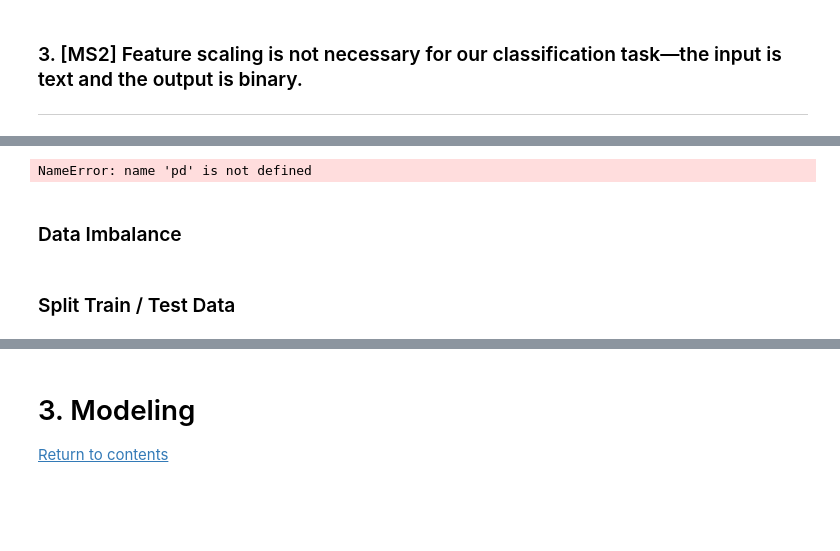
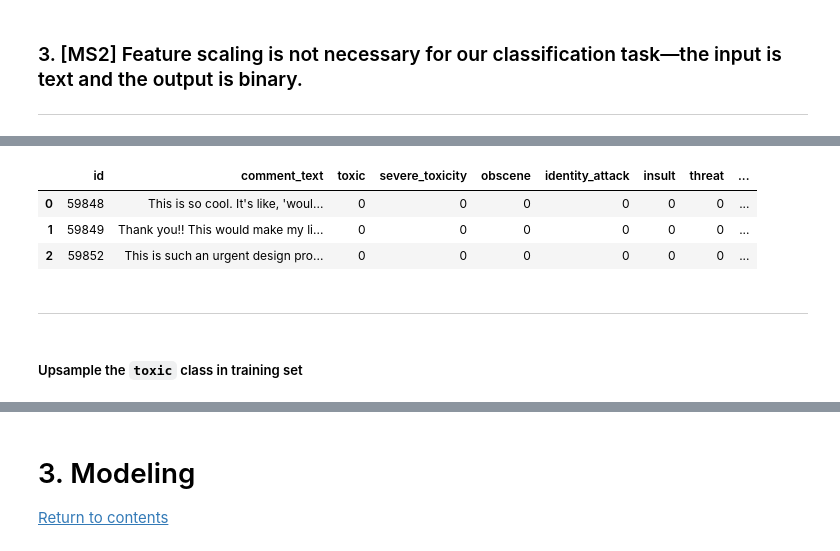
Before and after one commit to thexuanngu/toxicity, a Jupyter notebook: ms4.ipynb, the cells around one changed output, grey strips where cells are left out. Saved outputs shown, nothing was run; the diff lists cells and outputs as text; code cells hidden in the pictures; blank space fills up the shorter version.

```diff
--- a/ms4.ipynb
+++ b/ms4.ipynb
@@ -149,13 +163,9 @@ Our earlier EDA reveals a severe class imbalance: non-toxic comments far outnumb
 # %%
+# Read the data
 df = pd.read_csv("data/cleaned_ms2_data.csv")
-df.head()
+df.head(3)
 # %% [output]
-NameError: name 'pd' is not defined
+|  | id | comment_text | toxic | severe_toxicity | obscene | identity_attack | insult | threat | ... |
+| 0 | 59848 | This is so cool. It's like, 'woul... | 0 | 0 | 0 | 0 | 0 | 0 | ... |
+| 1 | 59849 | Thank you!! This would make my li... | 0 | 0 | 0 | 0 | 0 | 0 | ... |
+| 2 | 59852 | This is such an urgent design pro... | 0 | 0 | 0 | 0 | 0 | 0 | ... |
-# %% [markdown]
-<a id="imbalance"></a>
-
-### Data Imbalance
-# %% [markdown]
-<a id="split"></a>
-
-### Split Train / Test Data
@@ -161,0 +189,4 @@ NameError: name 'pd' is not defined
+# %% [markdown]
+---
+# %% [markdown]
+##### Upsample the `toxic` class in training set
```
Also changed, not shown: parts of 9 cells of this notebook.
